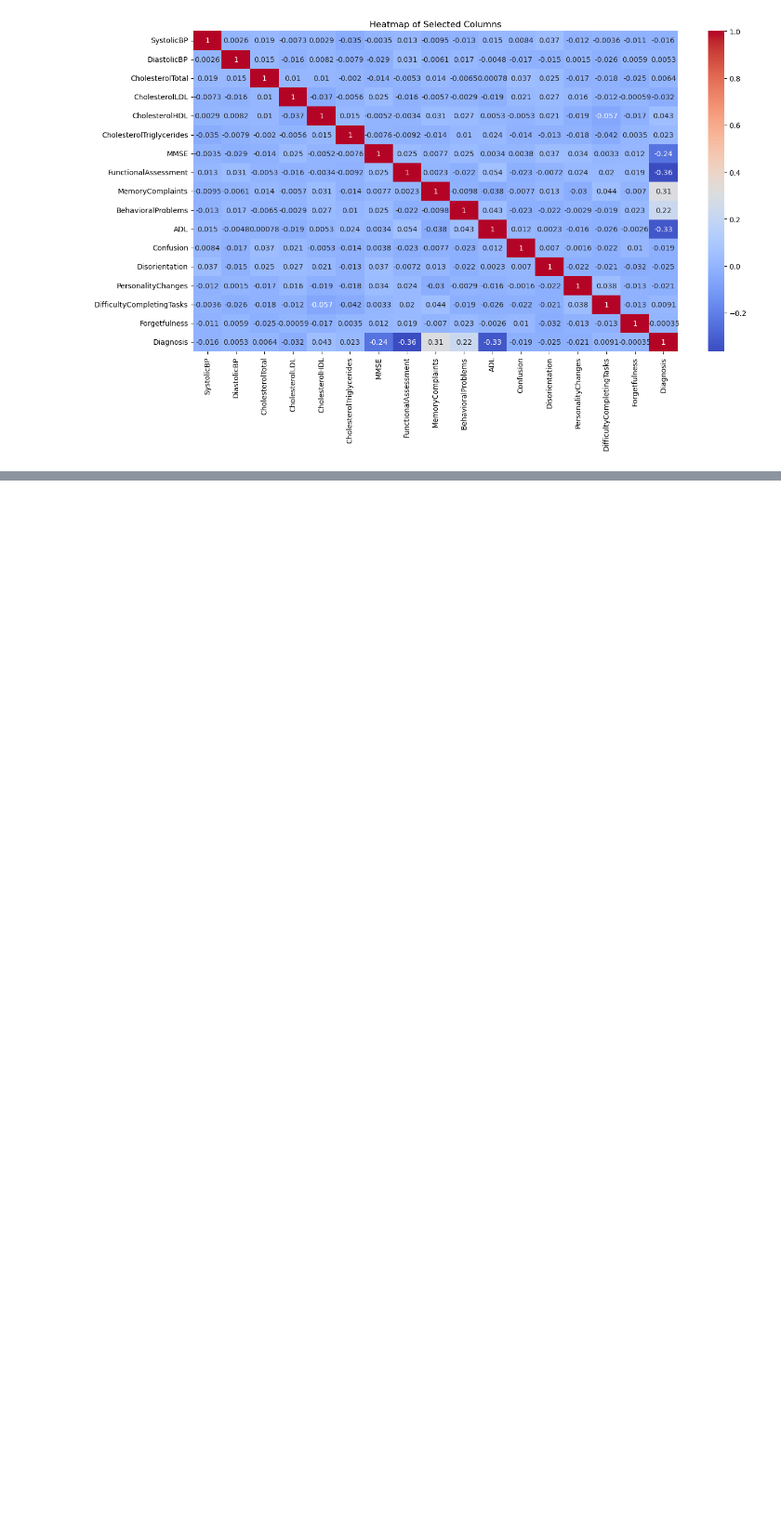
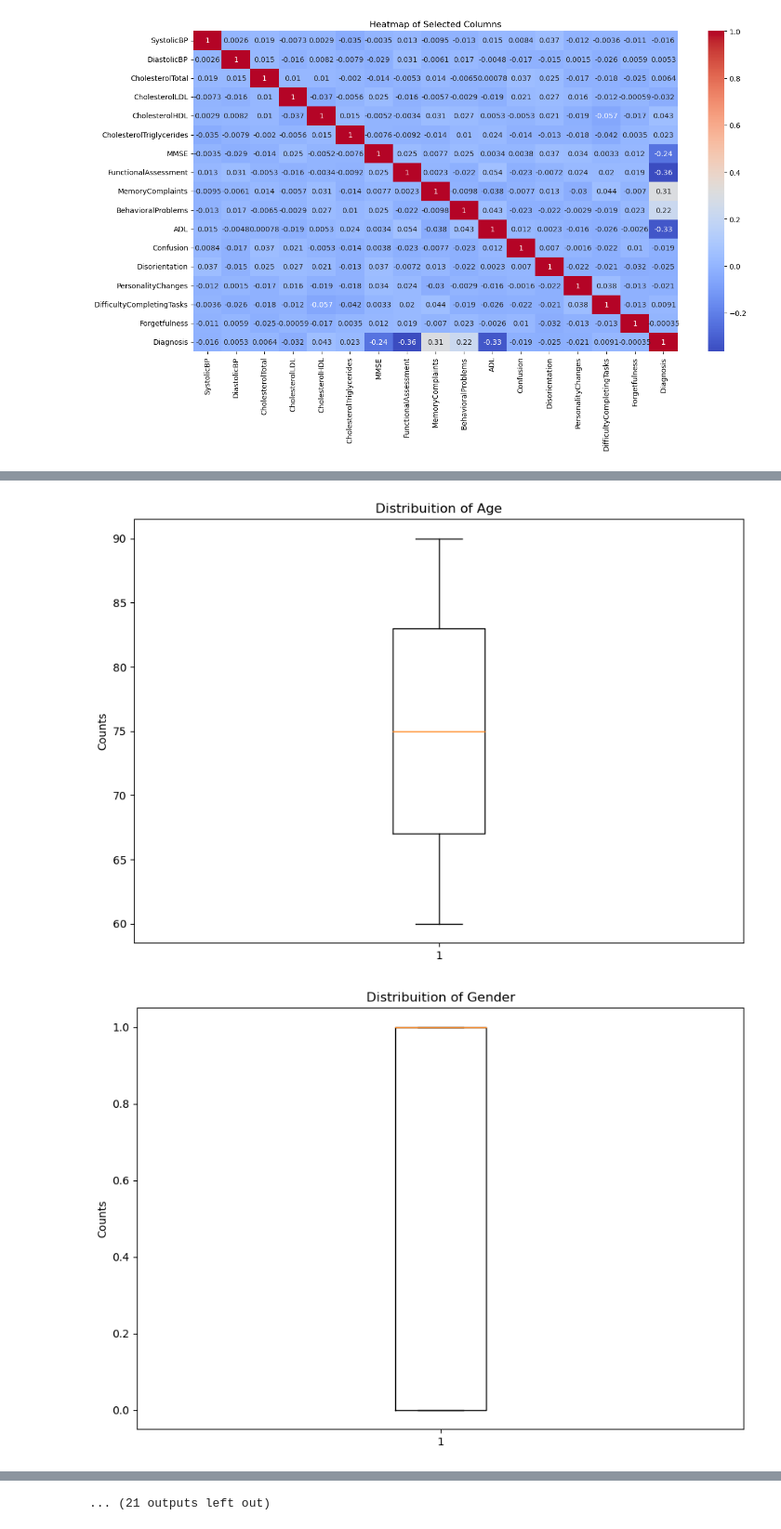
Before and after one commit to MaukanMir/Alzheimers-Classification, a Jupyter notebook: training.ipynb, the cells around one changed output, grey strips where cells are left out. Shown at 93% size. Drawn from its saved outputs; the diff is of its cells as text; code cells hidden in the pictures; blank space fills up the shorter version.

```diff
--- a/training.ipynb
+++ b/training.ipynb
@@ -134,0 +162,5 @@ create_heatmap(df.iloc[:, 16:33].corr())
+# %%
+plot_distribution(df, "boxplot")
+# %% [output]
+[figure, added]
+[figure, added]
@@ -134,0 +177 @@ create_heatmap(df.iloc[:, 16:33].corr())
+... (21 outputs left out)
```
Also changed, not shown: parts of 4 cells of this notebook.
